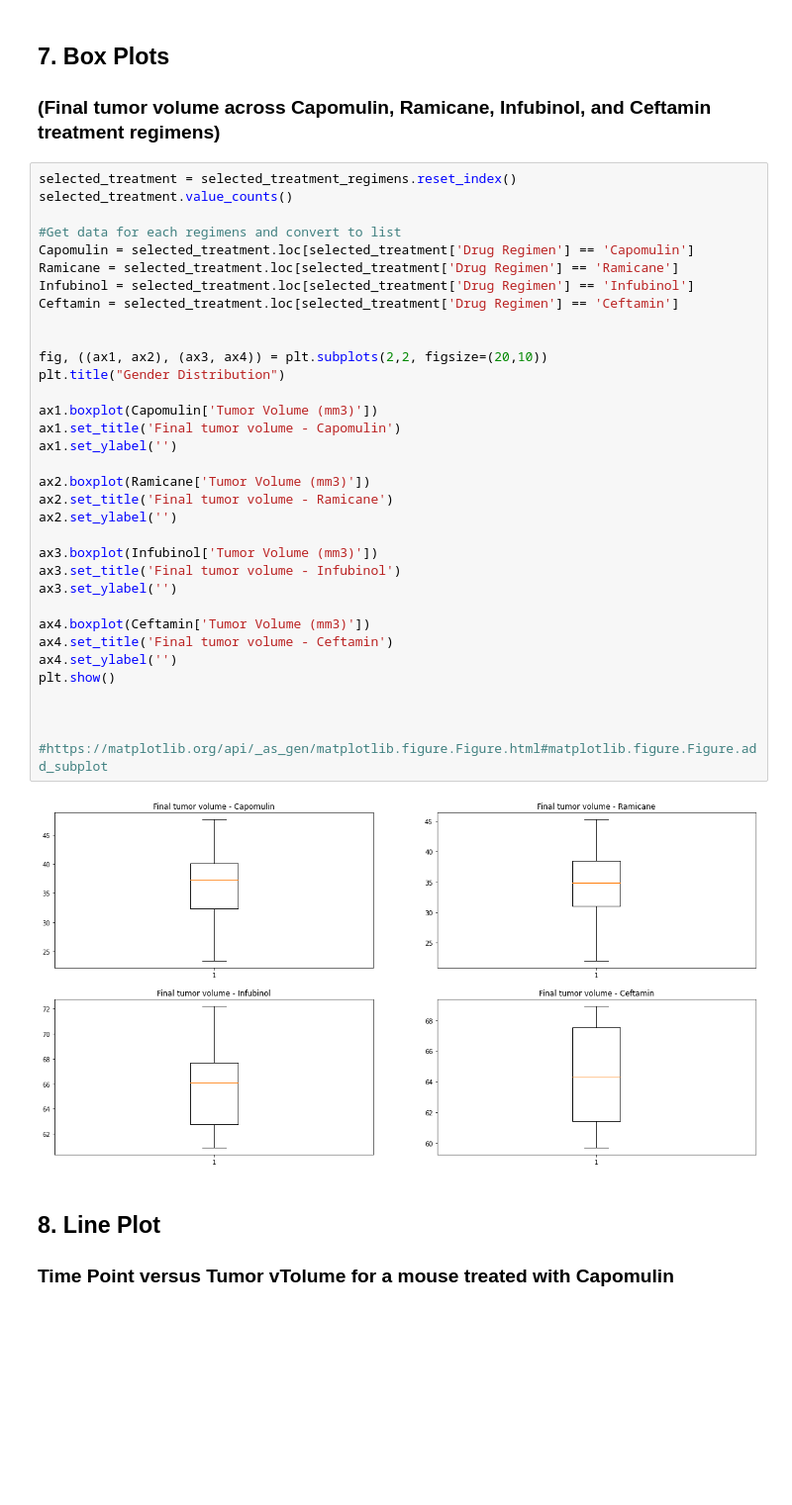
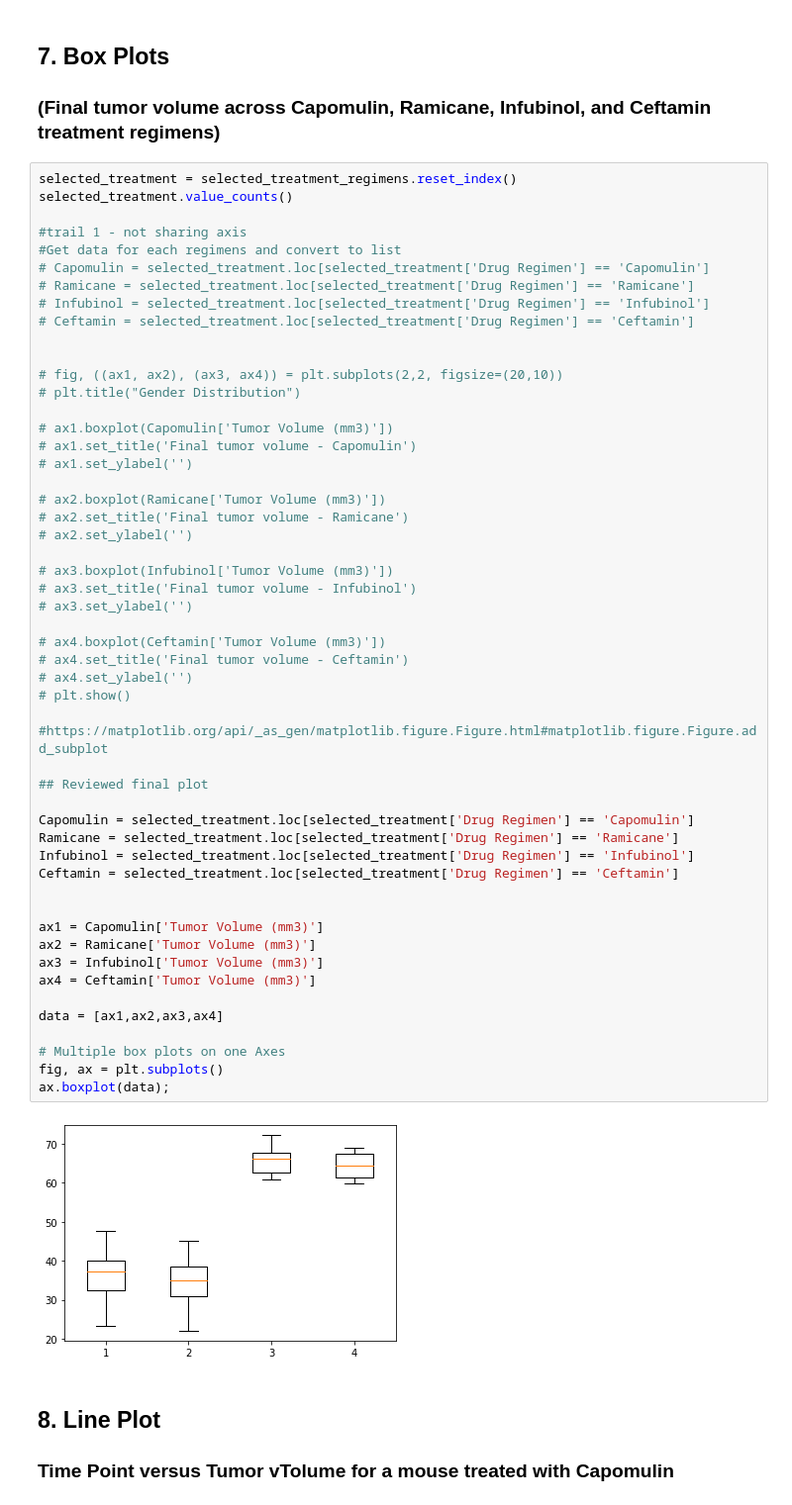
Before and after one commit to mafven/matplotlib-challenge, a Jupyter notebook: pymaceuticals_starter.ipynb, the cells around one changed output. Shown at 99% size. Saved outputs shown, nothing was run; the diff lists cells and outputs as text; blank space fills up the shorter version.

Commit message:
update box plot script

```diff
--- a/pymaceuticals_starter.ipynb
+++ b/pymaceuticals_starter.ipynb
@@ -296,39 +296,57 @@ quartile_calculations_df.head()
 # %%
 selected_treatment = selected_treatment_regimens.reset_index()
 selected_treatment.value_counts()
 
+#trail 1 - not sharing axis
 #Get data for each regimens and convert to list
+# Capomulin = selected_treatment.loc[selected_treatment['Drug Regimen'] == 'Capomulin']
+# Ramicane = selected_treatment.loc[selected_treatment['Drug Regimen'] == 'Ramicane']
+# Infubinol = selected_treatment.loc[selected_treatment['Drug Regimen'] == 'Infubinol']
+# Ceftamin = selected_treatment.loc[selected_treatment['Drug Regimen'] == 'Ceftamin']
+
+
+# fig, ((ax1, ax2), (ax3, ax4)) = plt.subplots(2,2, figsize=(20,10))
+# plt.title("Gender Distribution")
+
+# ax1.boxplot(Capomulin['Tumor Volume (mm3)'])
+# ax1.set_title('Final tumor volume - Capomulin')
+# ax1.set_ylabel('')
+
+# ax2.boxplot(Ramicane['Tumor Volume (mm3)'])
+# ax2.set_title('Final tumor volume - Ramicane')
+# ax2.set_ylabel('')
+
+# ax3.boxplot(Infubinol['Tumor Volume (mm3)'])
+# ax3.set_title('Final tumor volume - Infubinol')
+# ax3.set_ylabel('')
+
+# ax4.boxplot(Ceftamin['Tumor Volume (mm3)'])
+# ax4.set_title('Final tumor volume - Ceftamin')
+# ax4.set_ylabel('')
+# plt.show()
+
+#https://matplotlib.org/api/_as_gen/matplotlib.figure.Figure.html#matplotlib.figure.Figure.add_subplot
+
+## Reviewed final plot
+
 Capomulin = selected_treatment.loc[selected_treatment['Drug Regimen'] == 'Capomulin']
 Ramicane = selected_treatment.loc[selected_treatment['Drug Regimen'] == 'Ramicane']
 Infubinol = selected_treatment.loc[selected_treatment['Drug Regimen'] == 'Infubinol']
 Ceftamin = selected_treatment.loc[selected_treatment['Drug Regimen'] == 'Ceftamin']
 
 
-fig, ((ax1, ax2), (ax3, ax4)) = plt.subplots(2,2, figsize=(20,10))
-plt.title("Gender Distribution")
+ax1 = Capomulin['Tumor Volume (mm3)']
+ax2 = Ramicane['Tumor Volume (mm3)']
+ax3 = Infubinol['Tumor Volume (mm3)']
+ax4 = Ceftamin['Tumor Volume (mm3)']
 
-ax1.boxplot(Capomulin['Tumor Volume (mm3)'])
-ax1.set_title('Final tumor volume - Capomulin')
-ax1.set_ylabel('')
+data = [ax1,ax2,ax3,ax4]
 
-ax2.boxplot(Ramicane['Tumor Volume (mm3)'])
-ax2.set_title('Final tumor volume - Ramicane')
-ax2.set_ylabel('')
-
-ax3.boxplot(Infubinol['Tumor Volume (mm3)'])
-ax3.set_title('Final tumor volume - Infubinol')
-ax3.set_ylabel('')
-
-ax4.boxplot(Ceftamin['Tumor Volume (mm3)'])
-ax4.set_title('Final tumor volume - Ceftamin')
-ax4.set_ylabel('')
-plt.show()
-
-
-
-#https://matplotlib.org/api/_as_gen/matplotlib.figure.Figure.html#matplotlib.figure.Figure.add_subplot
+# Multiple box plots on one Axes
+fig, ax = plt.subplots()
+ax.boxplot(data);
 # %% [output]
-[figure, old version]
+[figure, new version]
 # %% [markdown]
 ## 8. Line Plot
 ### Time Point versus Tumor vTolume for a mouse treated with Capomulin
```
Also changed, not shown: parts of 5 cells of this notebook.
